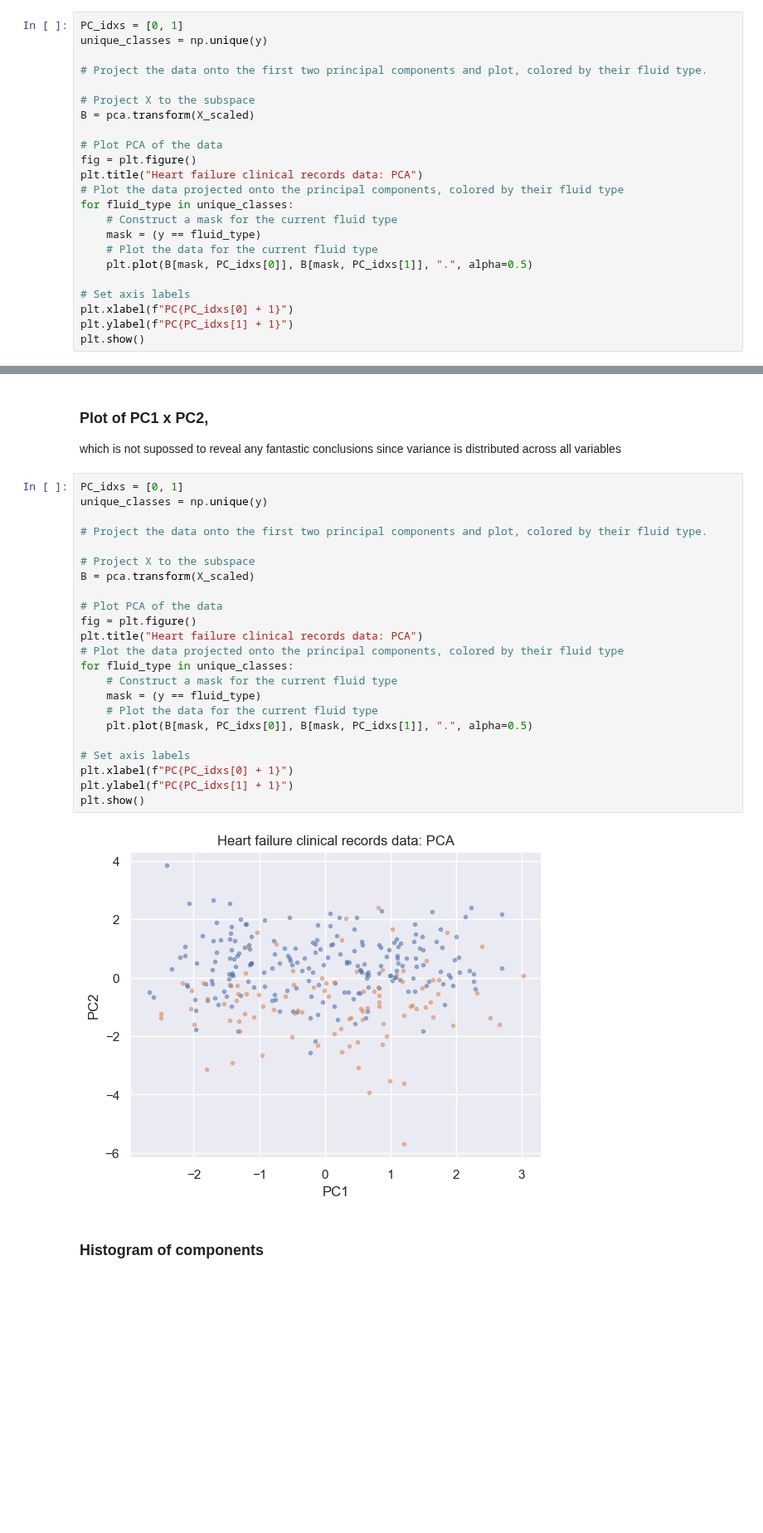
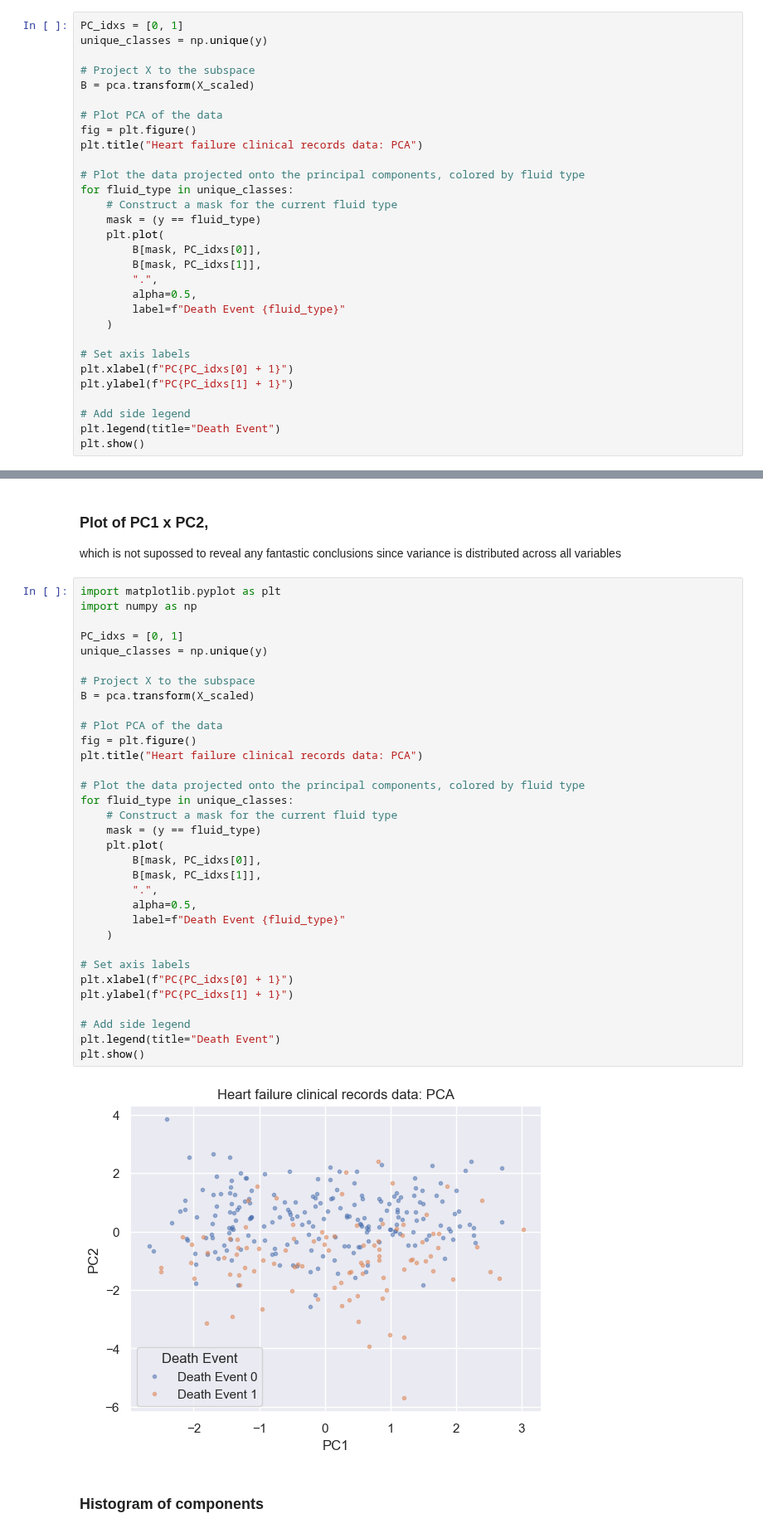
Before and after one commit to andregodinhodtu/02452---Machine-Learning---Project, a Jupyter notebook: code/notebooks/section3_pca.ipynb, the cells around one changed output, grey strips where cells are left out. Shown at 83% size. Saved outputs shown, nothing was run; the diff lists cells and outputs as text; blank space fills up the shorter version.

```diff
--- a/code/notebooks/section3_pca.ipynb
+++ b/code/notebooks/section3_pca.ipynb
@@ -198,8 +198,6 @@ which is not supossed to reveal any fantastic conclusions since variance is dist
 # %%
 PC_idxs = [0, 1]
 unique_classes = np.unique(y)
-
-# Project the data onto the first two principal components and plot, colored by their fluid type.
 
 # Project X to the subspace
 B = pca.transform(X_scaled)
@@ -207,15 +205,24 @@ B = pca.transform(X_scaled)
 # Plot PCA of the data
 fig = plt.figure()
 plt.title("Heart failure clinical records data: PCA")
-# Plot the data projected onto the principal components, colored by their fluid type
+
+# Plot the data projected onto the principal components, colored by fluid type
 for fluid_type in unique_classes:
     # Construct a mask for the current fluid type
     mask = (y == fluid_type)
-    # Plot the data for the current fluid type
-    plt.plot(B[mask, PC_idxs[0]], B[mask, PC_idxs[1]], ".", alpha=0.5)
+    plt.plot(
+        B[mask, PC_idxs[0]],
+        B[mask, PC_idxs[1]],
+        ".",
+        alpha=0.5,
+        label=f"Death Event {fluid_type}"
+    )
 
 # Set axis labels
 plt.xlabel(f"PC{PC_idxs[0] + 1}")
 plt.ylabel(f"PC{PC_idxs[1] + 1}")
+
+# Add side legend
+plt.legend(title="Death Event")
 plt.show()
 # %% [output]
@@ -377,30 +384,40 @@ plt.show()
 
 which is not supossed to reveal any fantastic conclusions since variance is distributed across all variables
 # %%
+import matplotlib.pyplot as plt
+import numpy as np
+
 PC_idxs = [0, 1]
 unique_classes = np.unique(y)
-
-# Project the data onto the first two principal components and plot, colored by their fluid type.
 
 # Project X to the subspace
 B = pca.transform(X_scaled)
 
 # Plot PCA of the data
 fig = plt.figure()
 plt.title("Heart failure clinical records data: PCA")
-# Plot the data projected onto the principal components, colored by their fluid type
+
+# Plot the data projected onto the principal components, colored by fluid type
 for fluid_type in unique_classes:
     # Construct a mask for the current fluid type
     mask = (y == fluid_type)
-    # Plot the data for the current fluid type
-    plt.plot(B[mask, PC_idxs[0]], B[mask, PC_idxs[1]], ".", alpha=0.5)
+    plt.plot(
+        B[mask, PC_idxs[0]],
+        B[mask, PC_idxs[1]],
+        ".",
+        alpha=0.5,
+        label=f"Death Event {fluid_type}"
+    )
 
 # Set axis labels
 plt.xlabel(f"PC{PC_idxs[0] + 1}")
 plt.ylabel(f"PC{PC_idxs[1] + 1}")
+
+# Add side legend
+plt.legend(title="Death Event")
 plt.show()
 # %% [output]
-[figure, old version]
+[figure, new version]
 # %% [markdown]
 ### Histogram of components
 # %%
```
Also changed, not shown: parts of 1 cell of this notebook.
